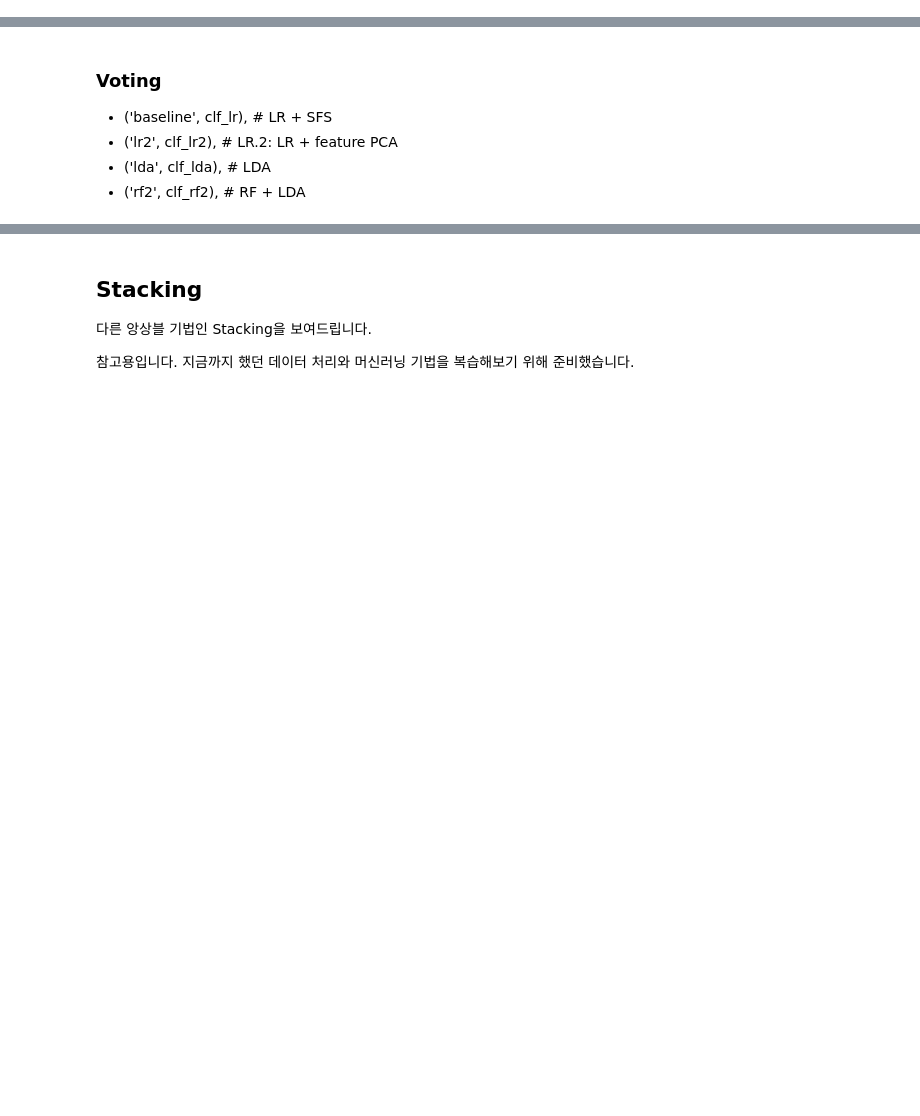
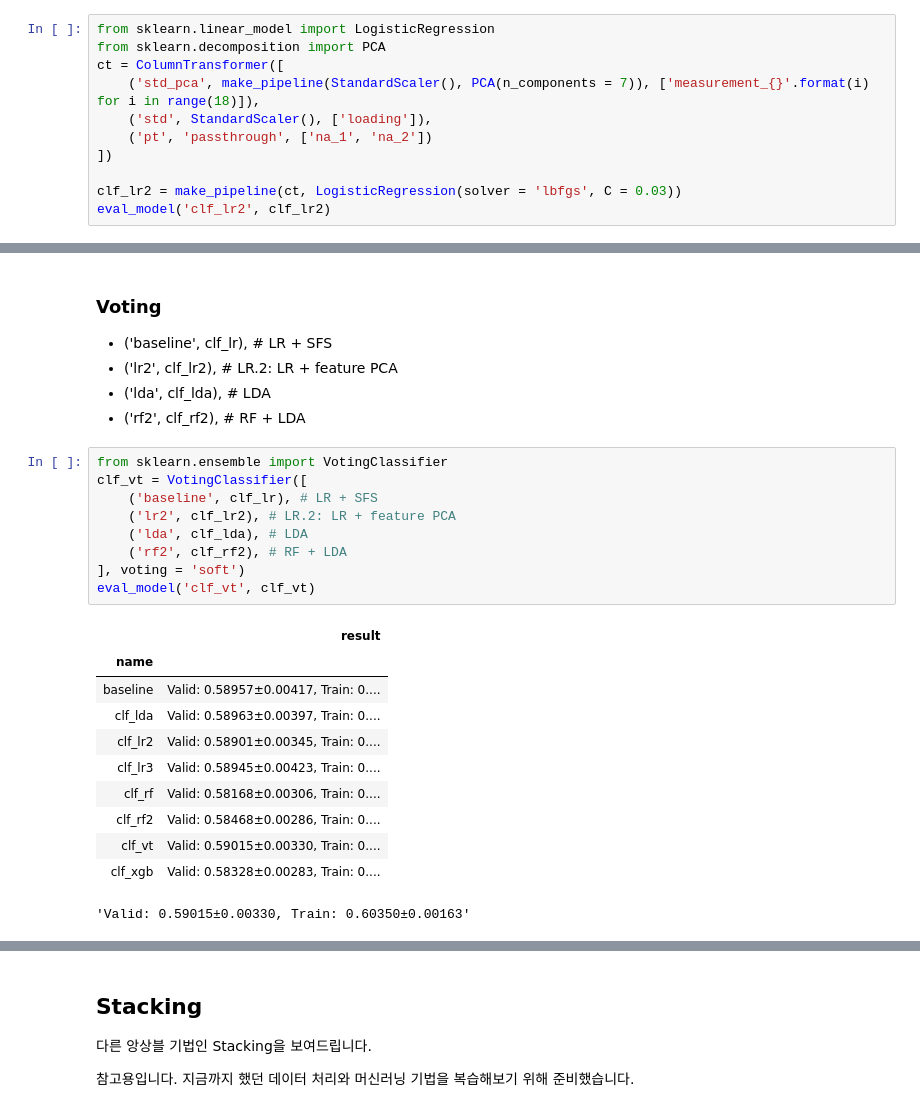
Before and after one commit to sunkusun9/DS_lv3_2511_2, a Jupyter notebook: sec_ds_lv3_prob1_kaggle.ipynb, the cells around one changed output, grey strips where cells are left out. Saved outputs shown, nothing was run; the diff lists cells and outputs as text; blank space fills up the shorter version.

```diff
--- a/sec_ds_lv3_prob1_kaggle.ipynb
+++ b/sec_ds_lv3_prob1_kaggle.ipynb
@@ -333,3 +352,14 @@ print("자가채점", roc_auc_score(s_kaggle_ans, prd))
 ### LR2
 
 LR + PCA - measurement_0~17 -> STD -> PCA(n_components = 7) + loading -> STD,  PT: na_1, na_2
+# %%
+from sklearn.linear_model import LogisticRegression
+from sklearn.decomposition import PCA
+ct = ColumnTransformer([
+    ('std_pca', make_pipeline(StandardScaler(), PCA(n_components = 7)), ['measurement_{}'.format(i) for i in range(18)]),
+    ('std', StandardScaler(), ['loading']),
+    ('pt', 'passthrough', ['na_1', 'na_2'])
+])
+
+clf_lr2 = make_pipeline(ct, LogisticRegression(solver = 'lbfgs', C = 0.03))
+eval_model('clf_lr2', clf_lr2)
@@ -361,3 +522,24 @@ LDA + Baseline
 - ('lr2', clf_lr2), # LR.2: LR + feature PCA
 - ('lda', clf_lda), # LDA
 - ('rf2', clf_rf2), # RF + LDA
+# %%
+from sklearn.ensemble import VotingClassifier
+clf_vt = VotingClassifier([
+    ('baseline', clf_lr), # LR + SFS
+    ('lr2', clf_lr2), # LR.2: LR + feature PCA
+    ('lda', clf_lda), # LDA
+    ('rf2', clf_rf2), # RF + LDA
+], voting = 'soft')
+eval_model('clf_vt', clf_vt)
+# %% [output]
+|  | result |
+| name |  |
+| baseline | Valid: 0.58957±0.00417, Train: 0.... |
+| clf_lda | Valid: 0.58963±0.00397, Train: 0.... |
+| clf_lr2 | Valid: 0.58901±0.00345, Train: 0.... |
+| clf_lr3 | Valid: 0.58945±0.00423, Train: 0.... |
+| clf_rf | Valid: 0.58168±0.00306, Train: 0.... |
+| clf_rf2 | Valid: 0.58468±0.00286, Train: 0.... |
+| clf_vt | Valid: 0.59015±0.00330, Train: 0.... |
+| clf_xgb | Valid: 0.58328±0.00283, Train: 0.... |
+'Valid: 0.59015±0.00330, Train: 0.60350±0.00163'
```
Also changed, not shown: parts of 17 cells of this notebook.
